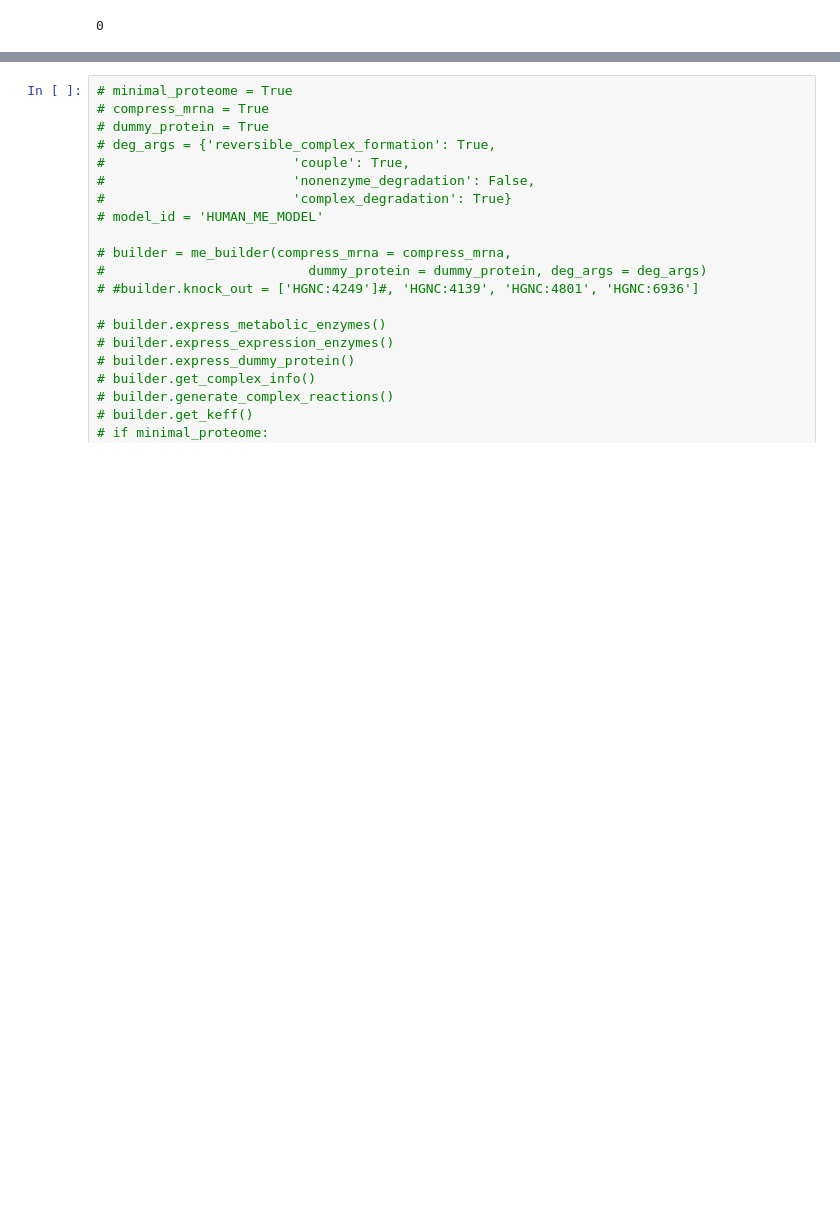
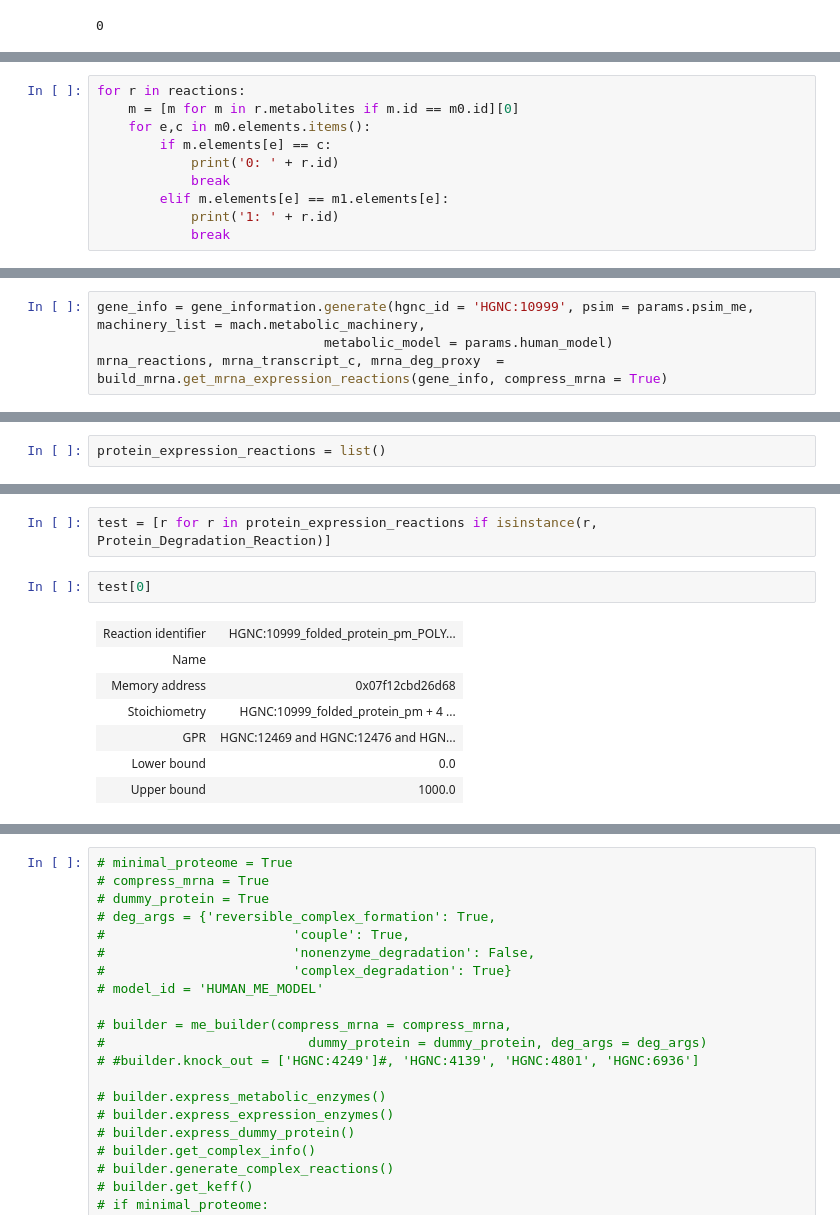
Before and after one commit to hmbaghdassarian/human_me, a Jupyter notebook: notebooks/expression/build_me_model.ipynb, the cells around one changed output, grey strips where cells are left out. Saved outputs shown, nothing was run; the diff lists cells and outputs as text; blank space fills up the shorter version.

```diff
--- a/notebooks/expression/build_me_model.ipynb
+++ b/notebooks/expression/build_me_model.ipynb
@@ -1274,0 +1351,10 @@ Add machinery to expression module reactions
+# %%
+for r in reactions:
+    m = [m for m in r.metabolites if m.id == m0.id][0]
+    for e,c in m0.elements.items():
+        if m.elements[e] == c:
+            print('0: ' + r.id)
+            break
+        elif m.elements[e] == m1.elements[e]:
+            print('1: ' + r.id)
+            break
@@ -1274,0 +1375,4 @@ Add machinery to expression module reactions
+# %%
+gene_info = gene_information.generate(hgnc_id = 'HGNC:10999', psim = params.psim_me, machinery_list = mach.metabolic_machinery,
+                             metabolic_model = params.human_model)
+mrna_reactions, mrna_transcript_c, mrna_deg_proxy  = build_mrna.get_mrna_expression_reactions(gene_info, compress_mrna = True)
@@ -1274,0 +1440,2 @@ Add machinery to expression module reactions
+# %%
+protein_expression_reactions = list()
@@ -1274,0 +1564,12 @@ Add machinery to expression module reactions
+# %%
+test = [r for r in protein_expression_reactions if isinstance(r, Protein_Degradation_Reaction)]
+# %%
+test[0]
+# %% [output]
+| Reaction identifier | HGNC:10999_folded_protein_pm_POLY... |
+| Name |  |
+| Memory address | 0x07f12cbd26d68 |
+| Stoichiometry | HGNC:10999_folded_protein_pm + 4 ... |
+| GPR | HGNC:12469 and HGNC:12476 and HGN... |
+| Lower bound | 0.0 |
+| Upper bound | 1000.0 |
```
Also changed, not shown: parts of 30 cells of this notebook, 1 other file.
